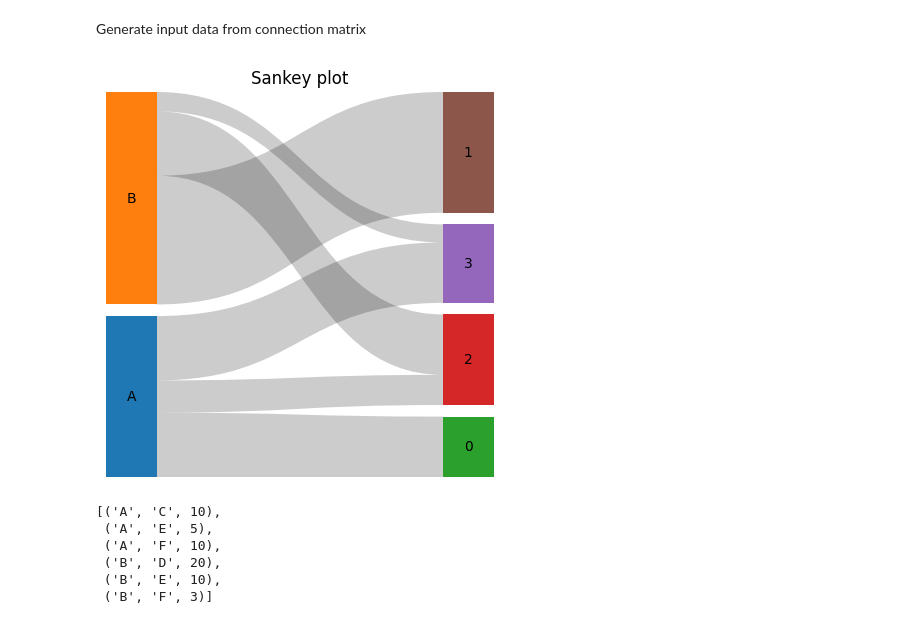
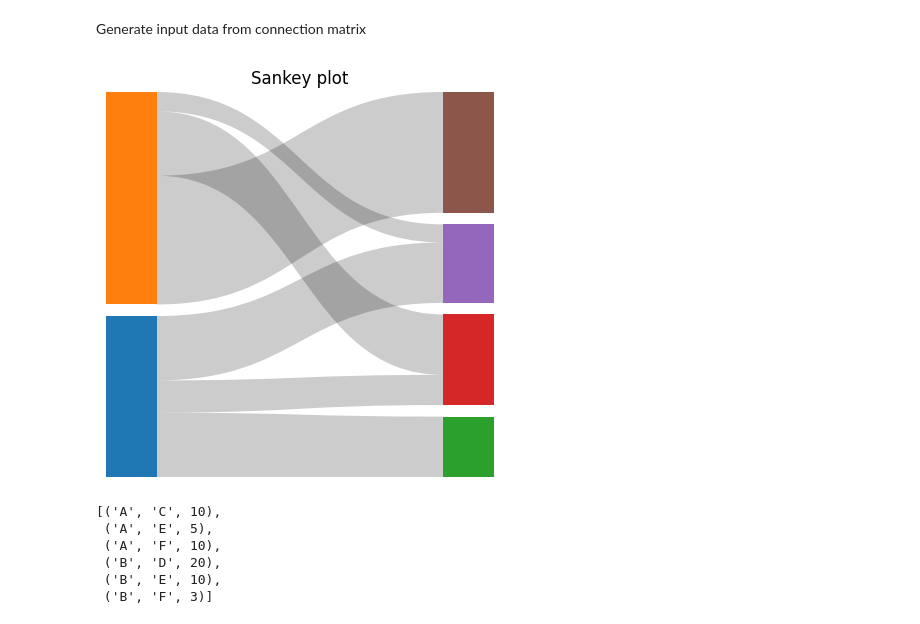
Before and after one commit to harryhaller001/matplotlib-sankey, a Jupyter notebook: docs/source/vignette.ipynb, the cells around one changed output. Saved outputs shown, nothing was run; the diff lists cells and outputs as text; code cells hidden in the pictures.

```diff
--- a/docs/source/vignette.ipynb
+++ b/docs/source/vignette.ipynb
@@ -68,23 +77,23 @@ Generate input data from connection matrix
 # %%
 data = [
     [10, 0, 5, 10],
     [0, 20, 10, 3],
 ]
 
 fig, ax = plt.subplots(figsize=(5, 5))
 ax = sankey(
     data=[
         # Optional arguments:
         from_matrix(data, source_indicies=["A", "B"]),
     ],
     cmap="tab10",
-    annotate_columns=True,
+    # annotate_columns=True,
     title="Sankey plot",
     spacing=0.03,
     ax=ax,
 )
 # %% [output]
-[figure, old version]
+[figure, new version]
 # %%
 from_matrix(
     data,
```
Also changed, not shown: parts of 3 cells of this notebook, 4 other files.
